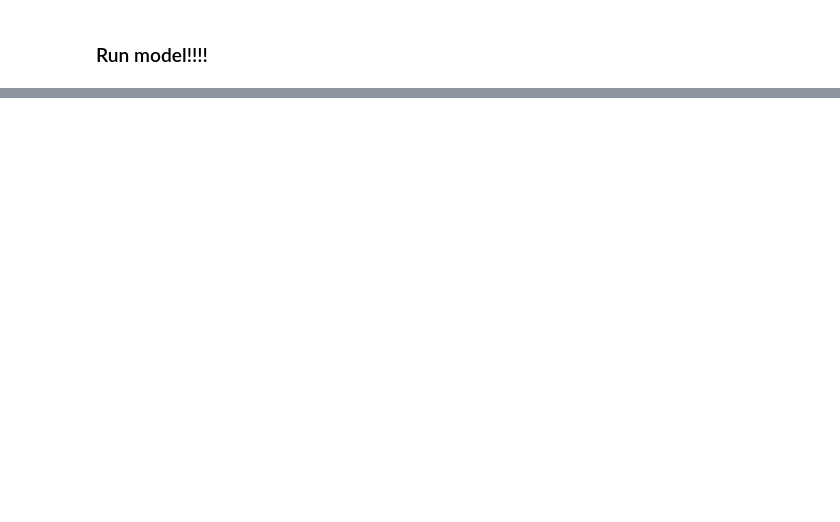
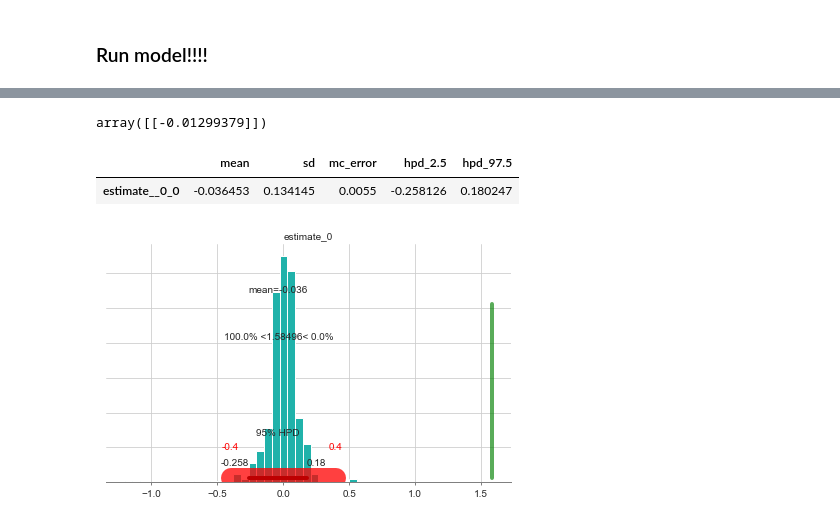
Before and after one commit to antortjim/Thesis-Code, a Jupyter notebook: model/Model.ipynb, the cells around one changed output, grey strips where cells are left out. Cells and saved outputs as stored; diff of their text form; code cells hidden in the pictures; blank space fills up the shorter version.

```diff
--- a/model/Model.ipynb
+++ b/model/Model.ipynb
@@ -306,6 +390,6 @@ data.loc[data.protein.isin(prots).values & (data.taxon == "Homo sapiens"),:].sor
 # %% [markdown]
 ### Load data
 # %%
-msbay = MSBay(data, features)
+msbay = MSBay(data, features=None)
 # %% [markdown]
 ### Instantiate model
@@ -313,0 +396,5 @@ model = msbay.compile_model(n_peptides=n_peptides)
+# %%
+n_peptides=3
+top=5
+p=protein_counts[str(n_peptides)][0]
+model = msbay.compile_model(n_peptides=n_peptides)
@@ -314,4 +403,5 @@ model = msbay.compile_model(n_peptides=n_peptides)
 # %% [markdown]
 ### Load data for specific protein
-# %%
-msbay.load_data(p)
+# %%
+print(p)
+msbay.load_data(p,top=top)
@@ -323,0 +443,4 @@ trace_advi = msbay.fit(model_name=p, n_draws=50000)
+# %%
+trace_advi["estimate"][0]
+# %% [output]
+array([[-0.01299379]])
@@ -328,9 +455,16 @@ trace_advi = msbay.fit(model_name=p, n_draws=50000)
 #     print(trace_name)
 #     trace = pm.backends.text.load(trace_name)
 #     traces.append(trace)
+# %%
+pm.summary(trace_advi, varnames=["estimate"])
+# %% [output]
+|  | mean | sd | mc_error | hpd_2.5 | hpd_97.5 |
+| estimate__0_0 | -0.036453 | 0.134145 | 0.0055 | -0.258126 | 0.180247 |
 # %%
-pm.plot_posterior(trace_nuts, varnames=["estimate"], ref_val=np.log2(3), color='LightSeaGreen', rope=[-0.4, 0.4])
-plt.savefig("plots/posteriors/{}_nuts.png".format(p))
+# pm.plot_posterior(trace_nuts, varnames=["estimate"], ref_val=np.log2(3), color='LightSeaGreen', rope=[-0.4, 0.4])
+# plt.savefig("plots/posteriors/{}_nuts.png".format(p))
 pm.plot_posterior(trace_advi, varnames=["estimate"], ref_val=np.log2(3), color='LightSeaGreen', rope=[-0.4, 0.4])
 plt.savefig("plots/posteriors/{}_advi.png".format(p))
+# %% [output]
+[figure, added]
 # %%
```
Also changed, not shown: parts of 30 cells of this notebook, 5 other files.
